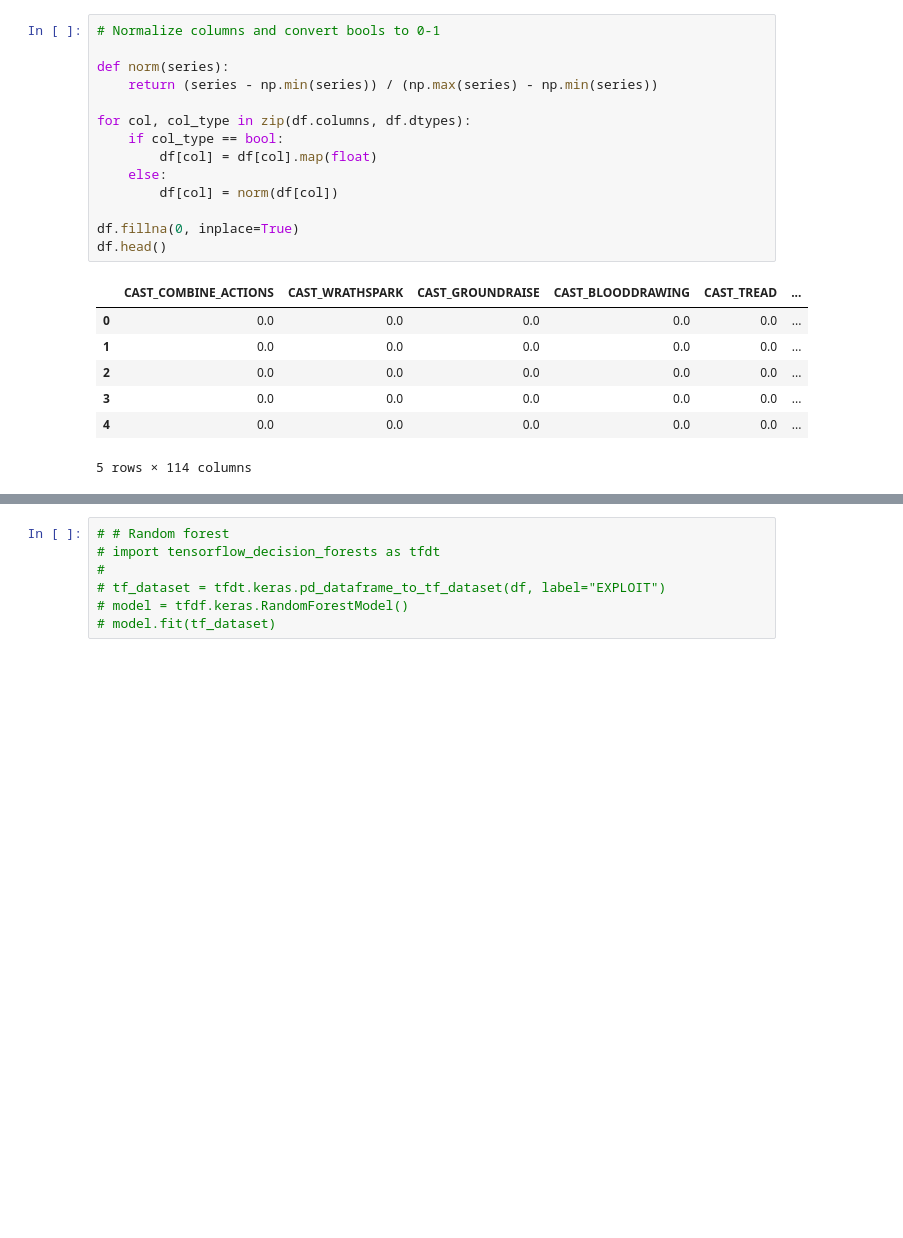
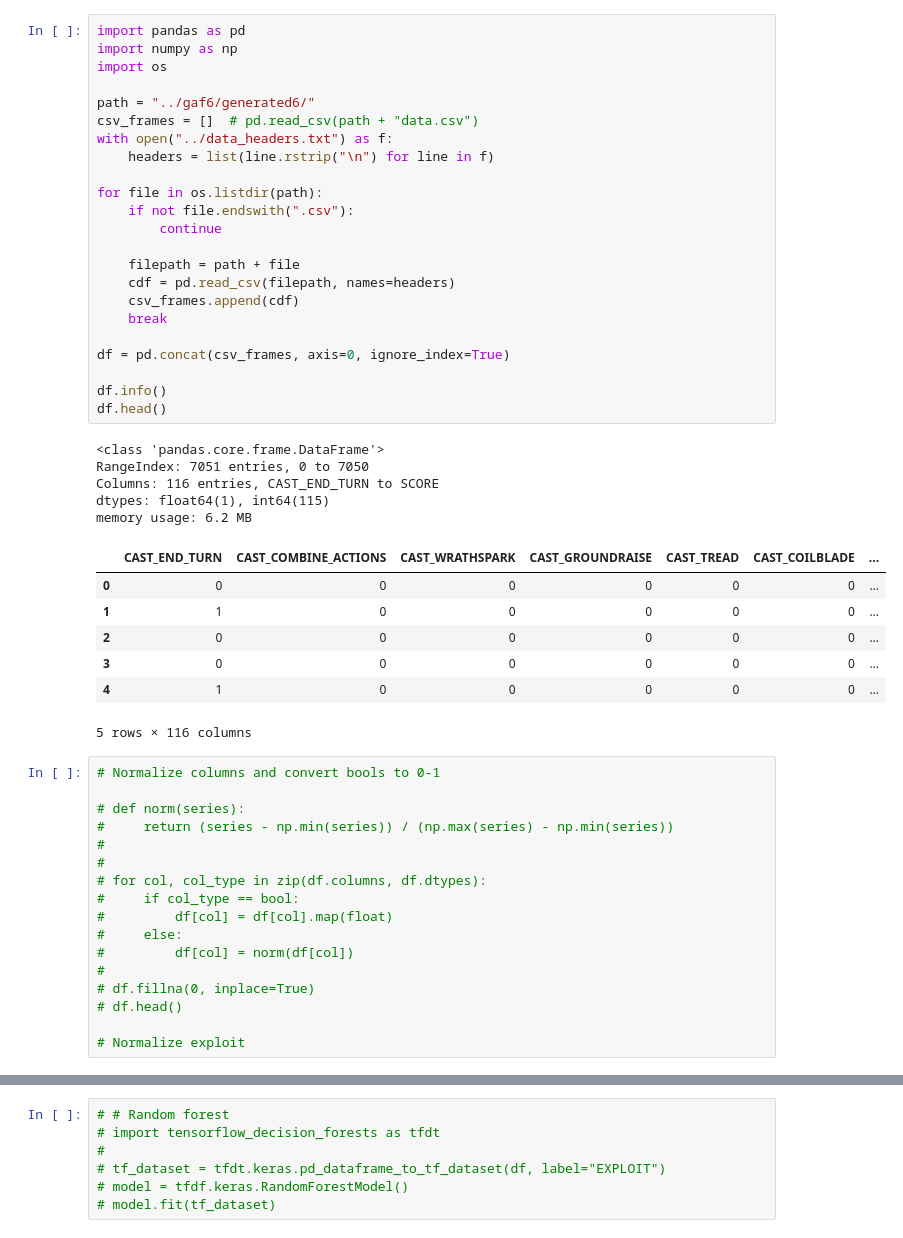
Before and after one commit to Klazkin/player-zero, a Jupyter notebook: model/dueler_model.ipynb, the cells around one changed output, grey strips where cells are left out. Drawn from its saved outputs; the diff is of its cells as text; blank space fills up the shorter version.

```diff
--- a/model/dueler_model.ipynb
+++ b/model/dueler_model.ipynb
@@ -121,22 +92,53 @@ memory usage: 110.6 MB
+# %%
+import pandas as pd
+import numpy as np
+import os
+
+path = "../gaf6/generated6/"
+csv_frames = []  # pd.read_csv(path + "data.csv")
+with open("../data_headers.txt") as f:
+    headers = list(line.rstrip("\n") for line in f)
+
+for file in os.listdir(path):
+    if not file.endswith(".csv"):
+        continue
+
+    filepath = path + file
+    cdf = pd.read_csv(filepath, names=headers)
+    csv_frames.append(cdf)
+    break
+
+df = pd.concat(csv_frames, axis=0, ignore_index=True)
+
+df.info()
+df.head()
+# %% [output]
+<class 'pandas.core.frame.DataFrame'>
+RangeIndex: 7051 entries, 0 to 7050
+Columns: 116 entries, CAST_END_TURN to SCORE
+dtypes: float64(1), int64(115)
+memory usage: 6.2 MB
+|  | CAST_END_TURN | CAST_COMBINE_ACTIONS | CAST_WRATHSPARK | CAST_GROUNDRAISE | CAST_TREAD | CAST_COILBLADE | ... |
+| 0 | 0 | 0 | 0 | 0 | 0 | 0 | ... |
+| 1 | 1 | 0 | 0 | 0 | 0 | 0 | ... |
+| 2 | 0 | 0 | 0 | 0 | 0 | 0 | ... |
+| 3 | 0 | 0 | 0 | 0 | 0 | 0 | ... |
+| 4 | 1 | 0 | 0 | 0 | 0 | 0 | ... |
+5 rows × 116 columns
 # %%
 # Normalize columns and convert bools to 0-1
 
-def norm(series):
-    return (series - np.min(series)) / (np.max(series) - np.min(series))
+# def norm(series):
+#     return (series - np.min(series)) / (np.max(series) - np.min(series))
+#
+#
+# for col, col_type in zip(df.columns, df.dtypes):
+#     if col_type == bool:
+#         df[col] = df[col].map(float)
+#     else:
+#         df[col] = norm(df[col])
+#
+# df.fillna(0, inplace=True)
+# df.head()
 
-for col, col_type in zip(df.columns, df.dtypes):
-    if col_type == bool:
-        df[col] = df[col].map(float)
-    else:
-        df[col] = norm(df[col])
-
-df.fillna(0, inplace=True)
-df.head()
+# Normalize exploit
-# %% [output]
-|  | CAST_COMBINE_ACTIONS | CAST_WRATHSPARK | CAST_GROUNDRAISE | CAST_BLOODDRAWING | CAST_TREAD | ... |
-| 0 | 0.0 | 0.0 | 0.0 | 0.0 | 0.0 | ... |
-| 1 | 0.0 | 0.0 | 0.0 | 0.0 | 0.0 | ... |
-| 2 | 0.0 | 0.0 | 0.0 | 0.0 | 0.0 | ... |
-| 3 | 0.0 | 0.0 | 0.0 | 0.0 | 0.0 | ... |
-| 4 | 0.0 | 0.0 | 0.0 | 0.0 | 0.0 | ... |
-5 rows × 114 columns
```
Also changed, not shown: parts of 11 cells of this notebook, 19 other files.
